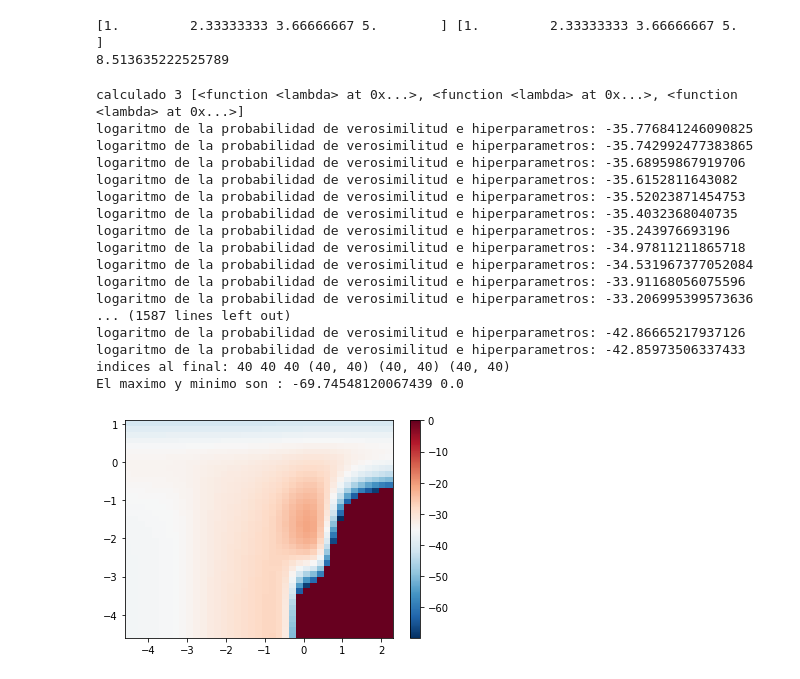
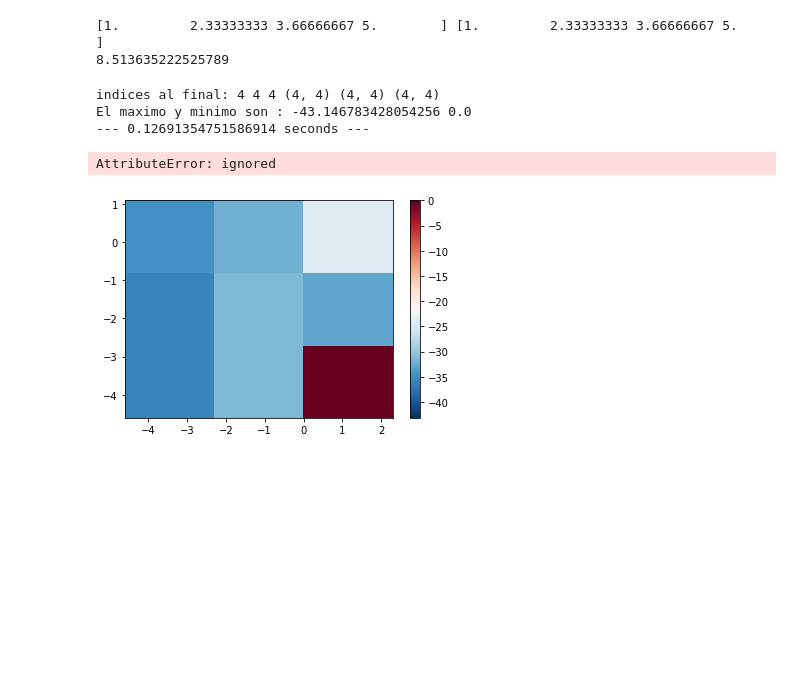
Before and after one commit to juanlu29/juanlu29, a Jupyter notebook: libreriaGP.ipynb, the cells around one changed output. Drawn from its saved outputs; the diff is of its cells as text; code cells hidden in the pictures; blank space fills up the shorter version.

```diff
--- a/libreriaGP.ipynb
+++ b/libreriaGP.ipynb
@@ -126,7 +127,7 @@ class gaussProcess():
     xM = np.full((len(y),len(x)),x)
     yM = (np.full((len(x),len(y)),y)).T
     # Generamos el array de matrices llamando al zip de las funciones de derivadas y sus hiperparámetros para generarlas
-    return np.asarray([ self.DerKer[i](xM,yM,*self.Der_Hiper[i]) for i in range(len(self.DerKer)) ] )
+    return np.asarray([ self.DerKer[i](xM,yM,*self.Der_Hiper) for i in range(len(self.DerKer)) ] )
 
   def compCov(self,covarianza,*hiper):
     '''
@@ -136,7 +137,8 @@ class gaussProcess():
     '''
     self.Hiper = hiper
     self.N_iter = len(hiper)
-    self.Ker = lambda x_1, x_2, *hiper: covarianza(x_1,x_2,*hiper) # Covarianza definida
+    self.Ker = covarianza # Covarianza definida
+    self.Ker = np.vectorize(self.Ker)
 
   def compDerCov(self,derCovarianza,*hiper):
     '''
@@ -145,14 +147,11 @@ class gaussProcess():
     En este caso por propositos de optimizacion se espera que se evalue dinamicamente con distintos hiperparámetros.
     Los datos contenidos en *hiper están encapsulados en una tupla a la que se debe acceder previamente
     '''
-    self.Zip_Der_hiper = zip(derCovarianza,hiper[0]) # Al hacer zip con las funciones anónimas nos permite iterar sobre los pares funciones - hiperparámetros de manera compacta
-    self.Der_Hiper = hiper[0]
+    self.Der_Hiper = hiper
     try:
-      #self.derKer = list([ lambda x_1,x_2,*h: der(x_1,x_2,*h) for der,h in self.Zip_Der_hiper ])
       self.DerKer = derCovarianza
     except:
       raise NameError("No se ha definido kernel previamente")
-    return
 
 
   class kernels():
@@ -305,7 +304,9 @@ class gaussProcess():
     '''
 
     # Primero se realiza la descomposición cholesky de la adición de la covarianza de la distribución a priorir y el término de ruido.
-    cholL = np.linalg.cholesky(self.calcCovM(dominio,dominio,*self.Hiper))
+    #cholL = np.linalg.cholesky(self.calcCovM(dominio,dominio,*self.Hiper))
+    dominio = np.reshape(dominio,(len(dominio),1))
+    cholL = np.linalg.cholesky(self.Ker(dominio.T,dominio,*self.Hiper))
 
     # Calculo del vector alfa como solucion del sistema K*alfa = y_entrenamiento usando la descomposición cholesky anterior
     alfa = scipy.linalg.cho_solve((cholL,True),observaciones)
@@ -553,13 +554,17 @@ class datosVisualizacion():
     self.fig_hm.colorbar(heatmap, ax=self.ax_hm)
     self.fig_hm.show()
 # %%
+import time
+
+
+start_time = time.time()
+
 #x_train = np.linspace(0.1,9.7,5)
 #y_train = 1.1*np.sin(2.*x_train) + np.asarray([random.gauss(0.,1.) for i in range(len(x_train))])
-x_train = [-7.27980659640218,-6.3565864147485,-6.33349783214072,-5.85186882395103,-4.74692152231896,-4.08519569483122,-3.73024545572045,-2.78487668464404,-2.15092471829579,-0.902510956795564,0.496360463886639,0.756812013112905,1.00714394820637,2.37248404949064,2.46618962012525,4.24396641874347,4.33629137438754,4.89477951284853,5.81238911017895,6.14524950944106]
-y_train = [-1.49888963305016,0.569441996545526,0.623268356304418,0.9063943036413,-0.376423208431739,-0.871911241143502,-0.803958546300539,1.07173322993408,2.29393880644365,2.62802707180373,0.412113574676584,-0.297490218195917,-0.660456836687934,-2.66828227995347,-2.09868165955797,-0.965605061863299,-0.758001691987733,-1.32241178751454,-0.725175367478586,-0.449178680954562]
+x_train = np.array([-7.27980659640218,-6.3565864147485,-6.33349783214072,-5.85186882395103,-4.74692152231896,-4.08519569483122,-3.73024545572045,-2.78487668464404,-2.15092471829579,-0.902510956795564,0.496360463886639,0.756812013112905,1.00714394820637,2.37248404949064,2.46618962012525,4.24396641874347,4.33629137438754,4.89477951284853,5.81238911017895,6.14524950944106])
+y_train = np.array([-1.49888963305016,0.569441996545526,0.623268356304418,0.9063943036413,-0.376423208431739,-0.871911241143502,-0.803958546300539,1.07173322993408,2.29393880644365,2.62802707180373,0.412113574676584,-0.297490218195917,-0.660456836687934,-2.66828227995347,-2.09868165955797,-0.965605061863299,-0.758001691987733,-1.32241178751454,-0.725175367478586,-0.449178680954562])
 
-
-grp = 40
+grp = 4
 #sigmas = np.linspace(0.01,3.,grp)
 #ls = np.linspace(0.01,10.,grp)
 
@@ -578,8 +583,8 @@ s = 1.
 
 gp_prueba = gaussProcess()
 gp_prueba.compCov(lambda x,y,sh,lh,sigmah : gp_prueba.Kernels.exponencialCuadrada(x,y,sh,lh)+gp_prueba.Kernels.ruidoBlanco(x,y,sigmah),1.,1.,1.) # Aqui especificamos los hiperparametros
-funciones = [lambda x,y,sh,lh: gp_prueba.Kernels.expCua_der_s(x,y,sh,lh) , lambda x,y,sh,lh: gp_prueba.Kernels.expCua_der_l(x,y,sh,lh), lambda x,y,sigmah: gp_prueba.Kernels.rB_der_sigma(x,y,sigmah)]
-gp_prueba.compDerCov( funciones, [[1., 1],[1., 1.],[1.]])
+funciones = np.asarray([lambda x,y,sh,lh,sigmah: gp_prueba.Kernels.expCua_der_s(x,y,sh,lh) , lambda x,y,sh,lh,sigmah: gp_prueba.Kernels.expCua_der_l(x,y,sh,lh), lambda x,y,sh,lh,sigmah: gp_prueba.Kernels.rB_der_sigma(x,y,sigmah)])
+gp_prueba.compDerCov( funciones, 1.,1.,1.)
 
 
 i = 0
@@ -587,60 +592,50 @@ for sigma in sigmas:
 
   j = 0
   for l in ls:
-
-    gp_prueba.Der_Hiper = [[s, l],[s, l],[sigma]]
+    gp_prueba.Der_Hiper = [s,l,sigma]
     gp_prueba.Hiper = [s,l,sigma]
     gp_prueba.log_prob_verosimilitud_datos(x_train,y_train)
     probabilidades[i,j] = gp_prueba.log_marg_y
 
 
-    print("logaritmo de la probabilidad de verosimilitud e hiperparametros:",gp_prueba.log_marg_y)
+    #print("logaritmo de la probabilidad de verosimilitud e hiperparametros:",gp_prueba.log_marg_y)
 
     j = j + 1
 
   i = i + 1
 
 print("indices al final:",i,j,grp,np.shape(probabilidades),np.shape(xx),np.shape(yy))
 
 
 fig_3, ax_3 = plt.subplots()
 
 plotRange_sig = sigmas
 plotRange_l = ls
 
 heatmap = ax_3.pcolormesh(xx,yy,probabilidades,cmap='RdBu_r',vmin = probabilidades.min(), vmax = probabilidades.max())
 #ax_3.axis([plotRange_l.min(), plotRange_l.max(), plotRange_sig.min(), plotRange_sig.max()])
 fig_3.colorbar(heatmap, ax=ax_3)
 
 print("El maximo y minimo son :", probabilidades.min(),  probabilidades.max() )
 
 #ax_3.set_xscale('log')
 #ax_3.set_yscale('log')
 
 fig_3.show()
 
-
 #im = ax_3.imshow(probabilidades)
 
 #fig_3.colorbar(im, ax=ax_3)
 
 #fig_3.show()
+
+print("--- %s seconds ---" % (time.time() - start_time))
+
+
+busqueda = hybridMontecarlo(gp_prueba.Der_Hiper,1000.,0.1,100,funciones)
 # %% [output]
-calculado 3 [<function <lambda> at 0x...>, <function <lambda> at 0x...>, <function <lambda> at 0x...>]
-logaritmo de la probabilidad de verosimilitud e hiperparametros: -35.776841246090825
-logaritmo de la probabilidad de verosimilitud e hiperparametros: -35.742992477383865
-logaritmo de la probabilidad de verosimilitud e hiperparametros: -35.68959867919706
-logaritmo de la probabilidad de verosimilitud e hiperparametros: -35.6152811643082
-logaritmo de la probabilidad de verosimilitud e hiperparametros: -35.52023871454753
-logaritmo de la probabilidad de verosimilitud e hiperparametros: -35.4032368040735
-logaritmo de la probabilidad de verosimilitud e hiperparametros: -35.243976693196
-logaritmo de la probabilidad de verosimilitud e hiperparametros: -34.97811211865718
-logaritmo de la probabilidad de verosimilitud e hiperparametros: -34.531967377052084
-logaritmo de la probabilidad de verosimilitud e hiperparametros: -33.91168056075596
-logaritmo de la probabilidad de verosimilitud e hiperparametros: -33.206995399573636
-... (1587 lines left out)
-logaritmo de la probabilidad de verosimilitud e hiperparametros: -42.86665217937126
-logaritmo de la probabilidad de verosimilitud e hiperparametros: -42.85973506337433
-indices al final: 40 40 40 (40, 40) (40, 40) (40, 40)
-El maximo y minimo son : -69.74548120067439 0.0
+indices al final: 4 4 4 (4, 4) (4, 4) (4, 4)
+El maximo y minimo son : -43.146783428054256 0.0
+--- 0.12691354751586914 seconds ---
+AttributeError: ignored
-[figure, old version]
+[figure, new version]
```
Also changed, not shown: parts of 3 cells of this notebook.
